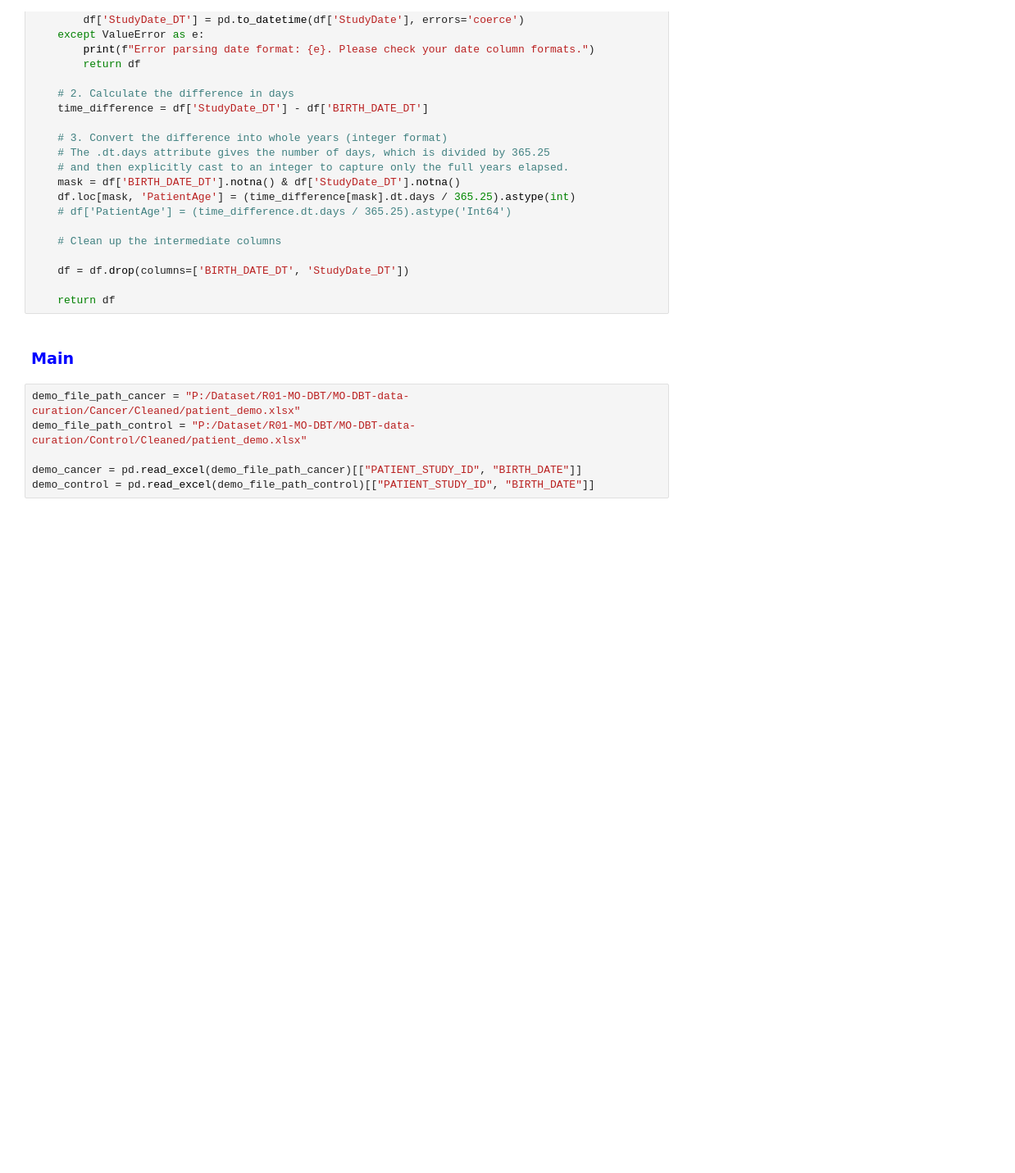
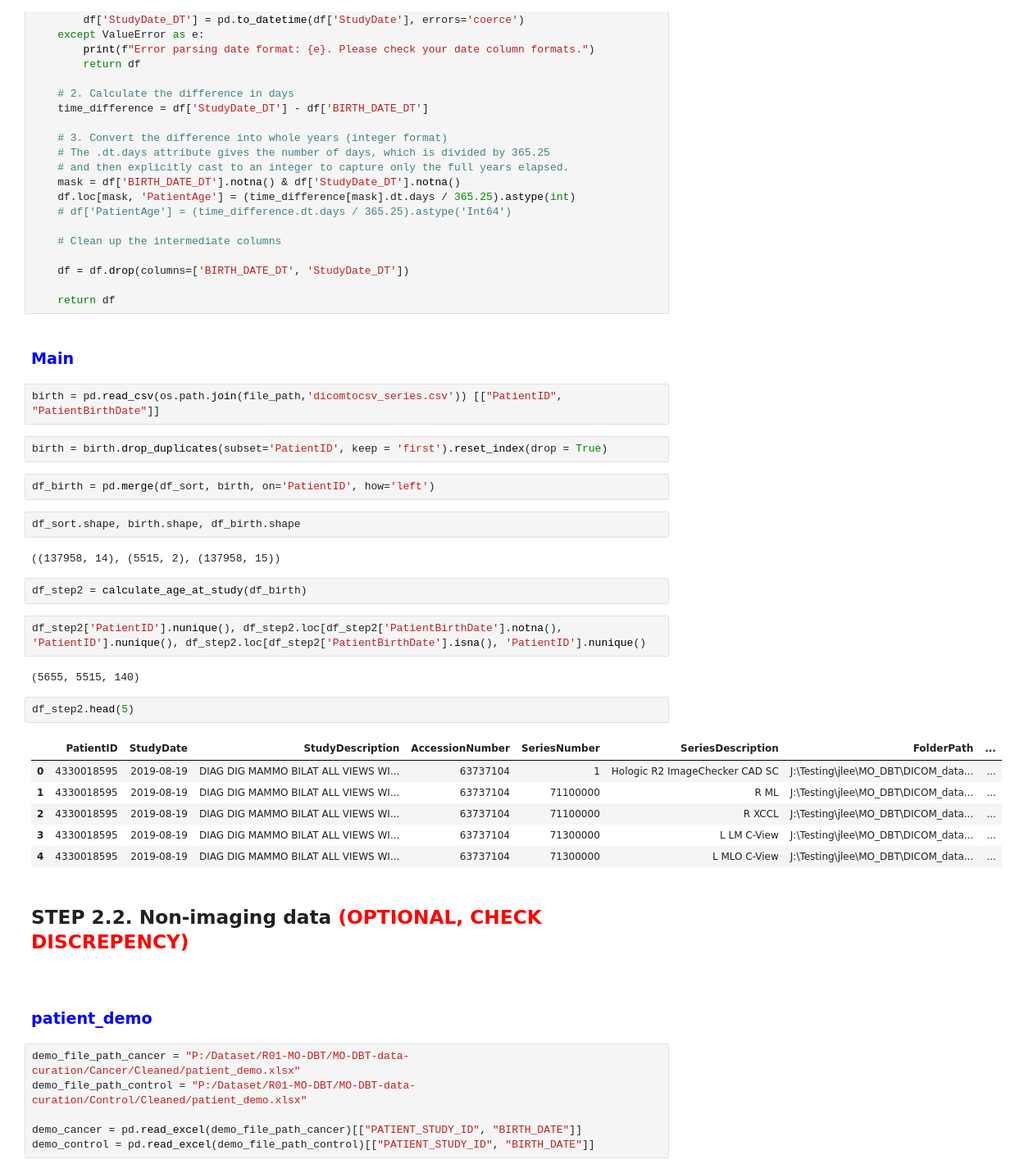
Before and after one commit to tracy01014/MO-DBT-data-curation, a Jupyter notebook: Code/Preprocessing/dicom_tag.ipynb, the cells around one changed output. Shown at 82% size. Cells and saved outputs as stored; diff of their text form; blank space fills up the shorter version.

```diff
--- a/Code/Preprocessing/dicom_tag.ipynb
+++ b/Code/Preprocessing/dicom_tag.ipynb
@@ -116,6 +145,36 @@ def calculate_age_at_study(df):
     return df
 # %% [markdown]
 ### <span style="color:blue">**Main**</span>
+# %%
+birth = pd.read_csv(os.path.join(file_path,'dicomtocsv_series.csv')) [["PatientID", "PatientBirthDate"]]
+# %%
+birth = birth.drop_duplicates(subset='PatientID', keep = 'first').reset_index(drop = True)
+# %%
+df_birth = pd.merge(df_sort, birth, on='PatientID', how='left')
+# %%
+df_sort.shape, birth.shape, df_birth.shape
+# %% [output]
+((137958, 14), (5515, 2), (137958, 15))
+# %%
+df_step2 = calculate_age_at_study(df_birth)
+# %%
+df_step2['PatientID'].nunique(), df_step2.loc[df_step2['PatientBirthDate'].notna(), 'PatientID'].nunique(), df_step2.loc[df_step2['PatientBirthDate'].isna(), 'PatientID'].nunique()
+# %% [output]
+(5655, 5515, 140)
+# %%
+df_step2.head(5)
+# %% [output]
+|  | PatientID | StudyDate | StudyDescription | AccessionNumber | SeriesNumber | SeriesDescription | FolderPath | ... |
+| 0 | 4330018595 | 2019-08-19 | DIAG DIG MAMMO BILAT ALL VIEWS WI... | 63737104 | 1 | Hologic R2 ImageChecker CAD SC | J:\Testing\jlee\MO_DBT\DICOM_data... | ... |
+| 1 | 4330018595 | 2019-08-19 | DIAG DIG MAMMO BILAT ALL VIEWS WI... | 63737104 | 71100000 | R ML | J:\Testing\jlee\MO_DBT\DICOM_data... | ... |
+| 2 | 4330018595 | 2019-08-19 | DIAG DIG MAMMO BILAT ALL VIEWS WI... | 63737104 | 71100000 | R XCCL | J:\Testing\jlee\MO_DBT\DICOM_data... | ... |
+| 3 | 4330018595 | 2019-08-19 | DIAG DIG MAMMO BILAT ALL VIEWS WI... | 63737104 | 71300000 | L LM C-View | J:\Testing\jlee\MO_DBT\DICOM_data... | ... |
+| 4 | 4330018595 | 2019-08-19 | DIAG DIG MAMMO BILAT ALL VIEWS WI... | 63737104 | 71300000 | L MLO C-View | J:\Testing\jlee\MO_DBT\DICOM_data... | ... |
+# %% [markdown]
+## **STEP 2.2**. Non-imaging data <span style="color:red">(OPTIONAL, CHECK DISCREPENCY)</span>
+### <span style="color:red">  </span>
+# %% [markdown]
+### <span style="color:blue">**patient_demo**</span>
 # %%
 demo_file_path_cancer = "P:/Dataset/R01-MO-DBT/MO-DBT-data-curation/Cancer/Cleaned/patient_demo.xlsx"
 demo_file_path_control = "P:/Dataset/R01-MO-DBT/MO-DBT-data-curation/Control/Cleaned/patient_demo.xlsx"
```
Also changed, not shown: parts of 34 cells of this notebook.
